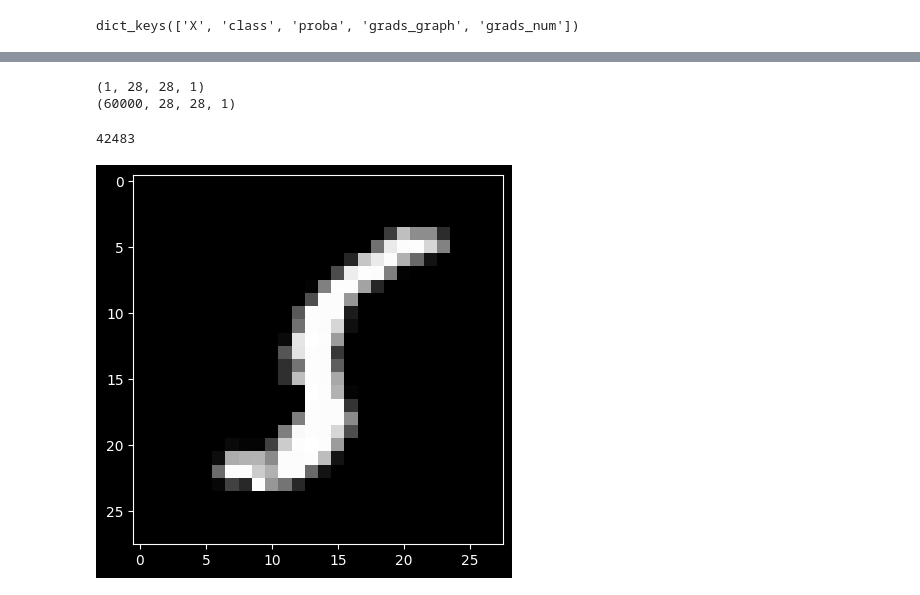
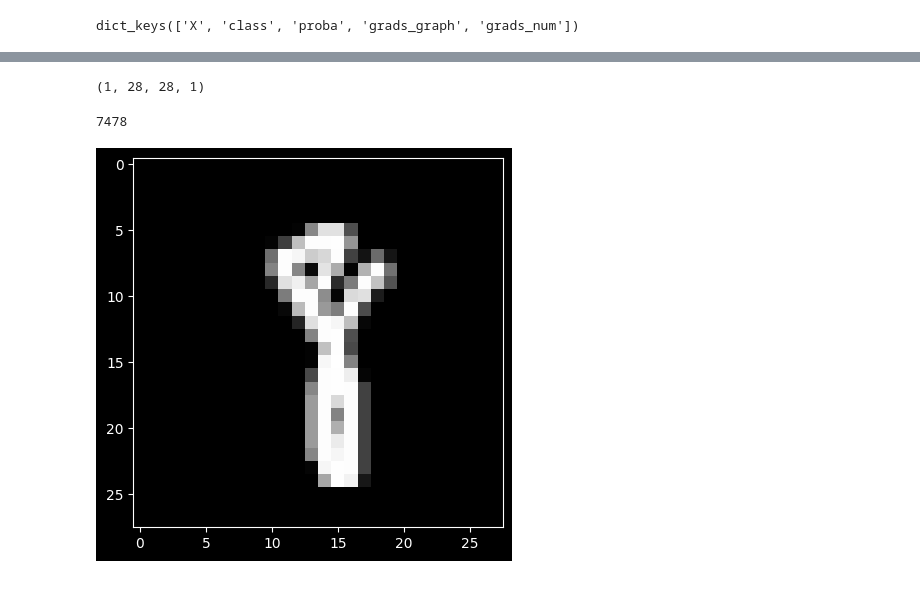
Before and after one commit to xuanxuanxuan-git/facelift, a Jupyter notebook: examples/cfproto_mnist.ipynb, the cells around one changed output, grey strips where cells are left out. Saved outputs shown, nothing was run; the diff lists cells and outputs as text; code cells hidden in the pictures.

```diff
--- a/examples/cfproto_mnist.ipynb
+++ b/examples/cfproto_mnist.ipynb
@@ -135,16 +160,16 @@ def ae_model():
 
     return autoencoder, encoder, decoder
 # %%
-ae, enc, dec = ae_model()
-ae.fit(x_train, x_train, batch_size=128, epochs=4, validation_data=(x_test, x_test), verbose=0)
-ae.save('../data/saved_models/mnist_ae.h5', save_format='h5')
-enc.save('../data/saved_models/mnist_enc.h5', save_format='h5')
+# ae, enc, dec = ae_model()
+# ae.fit(x_train, x_train, batch_size=128, epochs=4, validation_data=(x_test, x_test), verbose=0)
+# ae.save('../data/saved_models/mnist_ae.h5', save_format='h5')
+# enc.save('../data/saved_models/mnist_enc.h5', save_format='h5')
 # %% [markdown]
 ## Generate counterfactual guided by the nearest class prototype
 # %% [markdown]
 Original instance:
 # %%
-factual_img_idx = 2
+factual_img_idx = 0
 target_class = 5
 factual_x = x_train[factual_img_idx].reshape((1,) + x_test[0].shape)
 plt.imshow(factual_x.reshape(28, 28));
@@ -208,0 +234,18 @@ iteration c 0
+# %%
+sub_one_indices = list(np.where(y[:, 1]==1)[0])[11:30]
+real_inst_for_all = []
+for factual_img_idx in tqdm(sub_one_indices):
+    # factual_img_idx = 6
+    factual_x = X[factual_img_idx].reshape((1,) + x_test[0].shape)
+    # plt.imshow(factual_x.reshape(28, 28));
+    all_exp_for_one = []
+    real_inst_for_one = [factual_img_idx]
+    for target_class in [2,3,4,5,6,7,8,9]:
+        explanation = cf.explain(factual_x, k=20, k_type='mean', target_class=[target_class])
+        if explanation == None:
+            continue
+        all_exp_for_one.append(explanation.cf["X"])
+        real_cf_idx = find_closest_cf_instance(explanation.cf["X"], X, cnn, target_class)
+        real_inst_for_one.append(real_cf_idx)
+
+    real_inst_for_all.append(real_inst_for_one)
@@ -230,16 +278,15 @@ def find_closest_cf_instance(cf_point, dataset, predictor, cf_class):
 cf_img = explanation.cf["X"]  #.reshape(-1)  # reshape from (1, 28, 28, 1) to (784,)
 print(cf_img.shape)
 x_all = np.concatenate([x_train, x_test], axis=0)
-print(x_all.shape)
-real_cf_idx = find_closest_cf_instance(cf_img, x_all, cnn, target_class)
+
+real_cf_idx = find_closest_cf_instance(cf_img, X, cnn, target_class)
 # %% [output]
 (1, 28, 28, 1)
-(60000, 28, 28, 1)
 # %%
 print(real_cf_idx)
-real_cf = x_all[real_cf_idx]
+real_cf = X[720]
 # plt.imshow(explanation.cf['X'].reshape(28, 28))
 plt.imshow(real_cf.reshape(28, 28));
 # %% [output]
-42483
+7478
-[figure, old version]
+[figure, new version]
```
Also changed, not shown: parts of 12 cells of this notebook, 1 other file.
